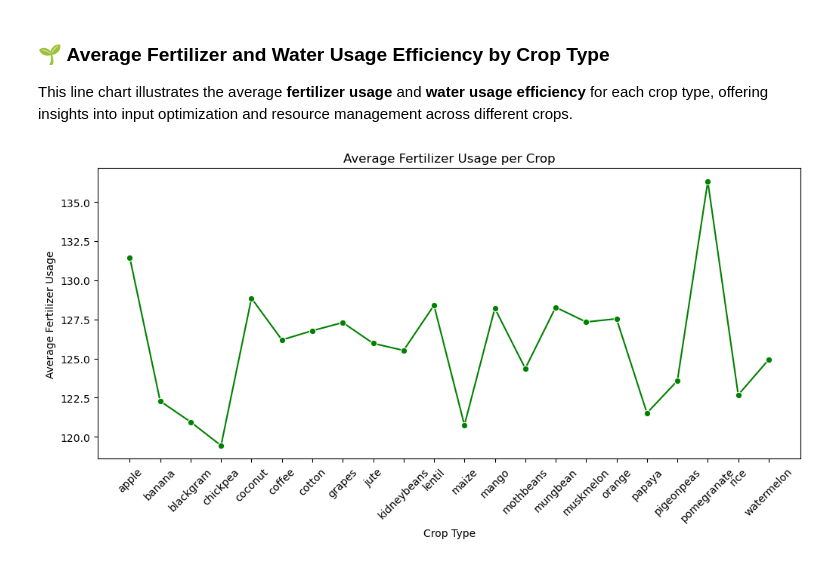
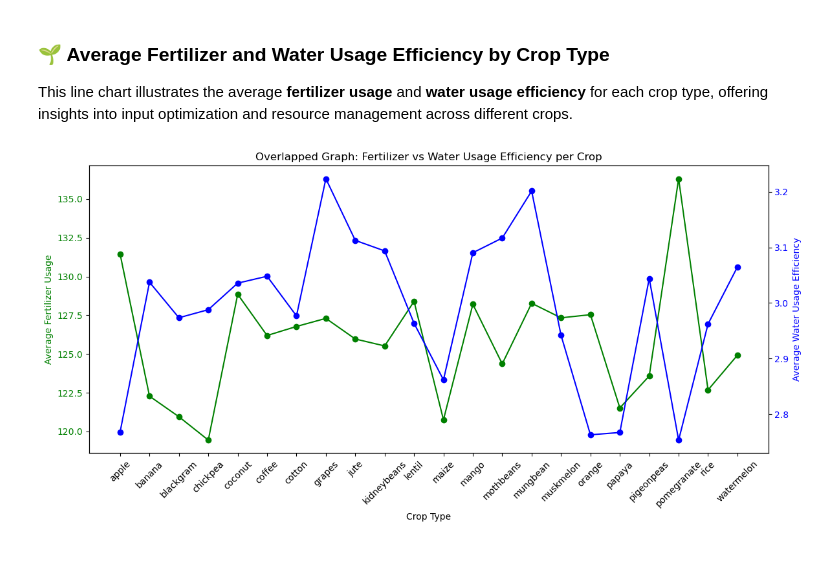
Before and after one commit to JaisreeMK-15/Crop-yield-prediction-and-recommendation, a Jupyter notebook: Crop prediction and recommendation.ipynb, the cells around one changed output. Saved outputs shown, nothing was run; the diff lists cells and outputs as text; code cells hidden in the pictures.

```diff
--- a/Crop prediction and recommendation.ipynb
+++ b/Crop prediction and recommendation.ipynb
@@ -451,18 +525,27 @@ From the bar chart, we can draw the following observations:
 ### 🌱 Average Fertilizer and Water Usage Efficiency by Crop Type
 
 This line chart illustrates the average **fertilizer usage** and **water usage efficiency** for each crop type, offering insights into input optimization and resource management across different crops.
-# %%
-# fertilizer usage efficiency for each crop
-
-avg_usage = crop_df.groupby('label')[['fertilizer_usage', 'water_usage_efficiency']].mean()
-
-plt.figure(figsize=(12, 5))
-sns.lineplot(x=avg_usage.index, y=avg_usage['fertilizer_usage'], marker='o', color='green')
-plt.title("Average Fertilizer Usage per Crop")
-plt.xlabel("Crop Type")
-plt.ylabel("Average Fertilizer Usage")
-plt.xticks(rotation=45)
-plt.show()
-# %% [output]
-[figure, removed]
+# %%
+# average fertilized and water usage effecieny per crop
+
+avg_usage = crop_df.groupby('label')[['fertilizer_usage', 'water_usage_efficiency']].mean()
+
+fig, ax1 = plt.subplots(figsize=(12, 6))
+
+ax1.plot(avg_usage.index, avg_usage['fertilizer_usage'], color='green', marker='o', label='Fertilizer Usage')
+ax1.set_xlabel("Crop Type")
+ax1.set_ylabel("Average Fertilizer Usage", color='green')
+ax1.tick_params(axis='y', labelcolor='green')
+ax1.set_xticklabels(avg_usage.index, rotation=45)
+
+ax2 = ax1.twinx()
+ax2.plot(avg_usage.index, avg_usage['water_usage_efficiency'], color='blue', marker='o', label='Water Usage Efficiency')
+ax2.set_ylabel("Average Water Usage Efficiency", color='blue')
+ax2.tick_params(axis='y', labelcolor='blue')
+
+plt.title("Overlapped Graph: Fertilizer vs Water Usage Efficiency per Crop")
+fig.tight_layout()
+plt.show()
+# %% [output]
+[figure, added]
 # %% [markdown]
```
Also changed, not shown: parts of 24 cells of this notebook.
